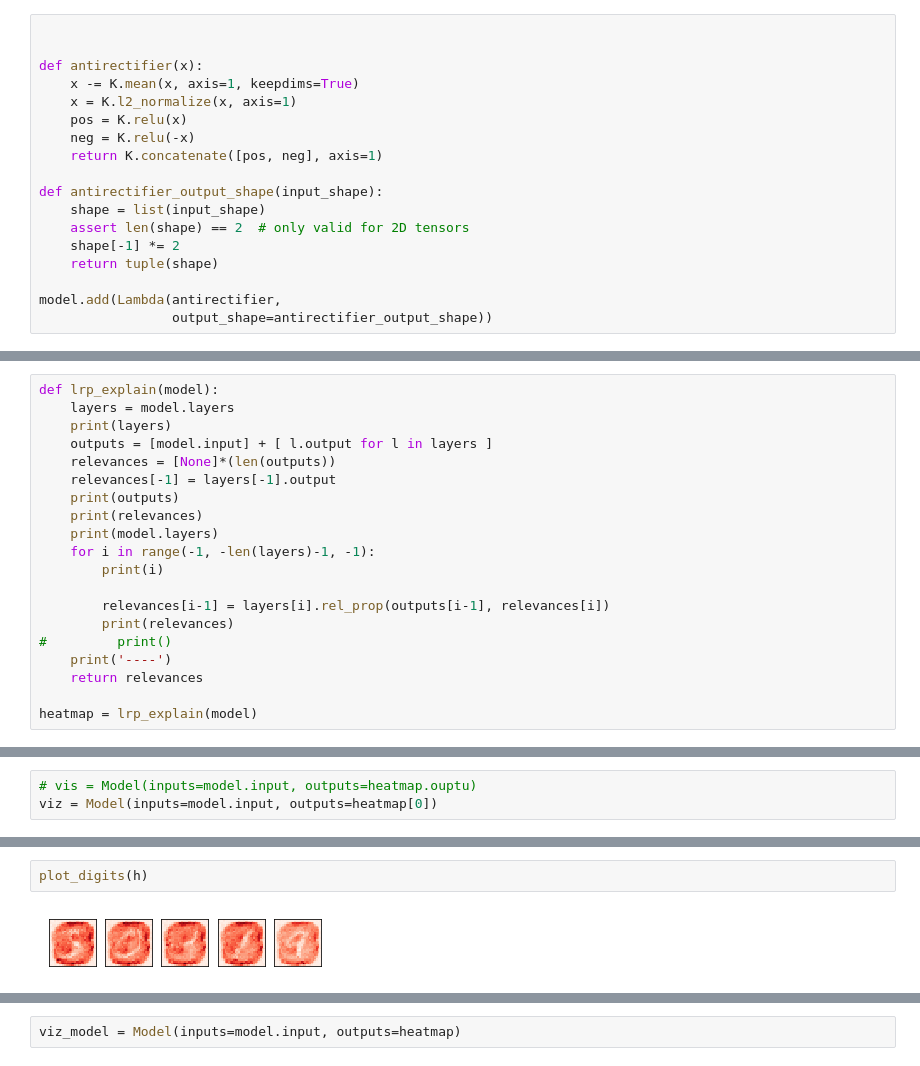
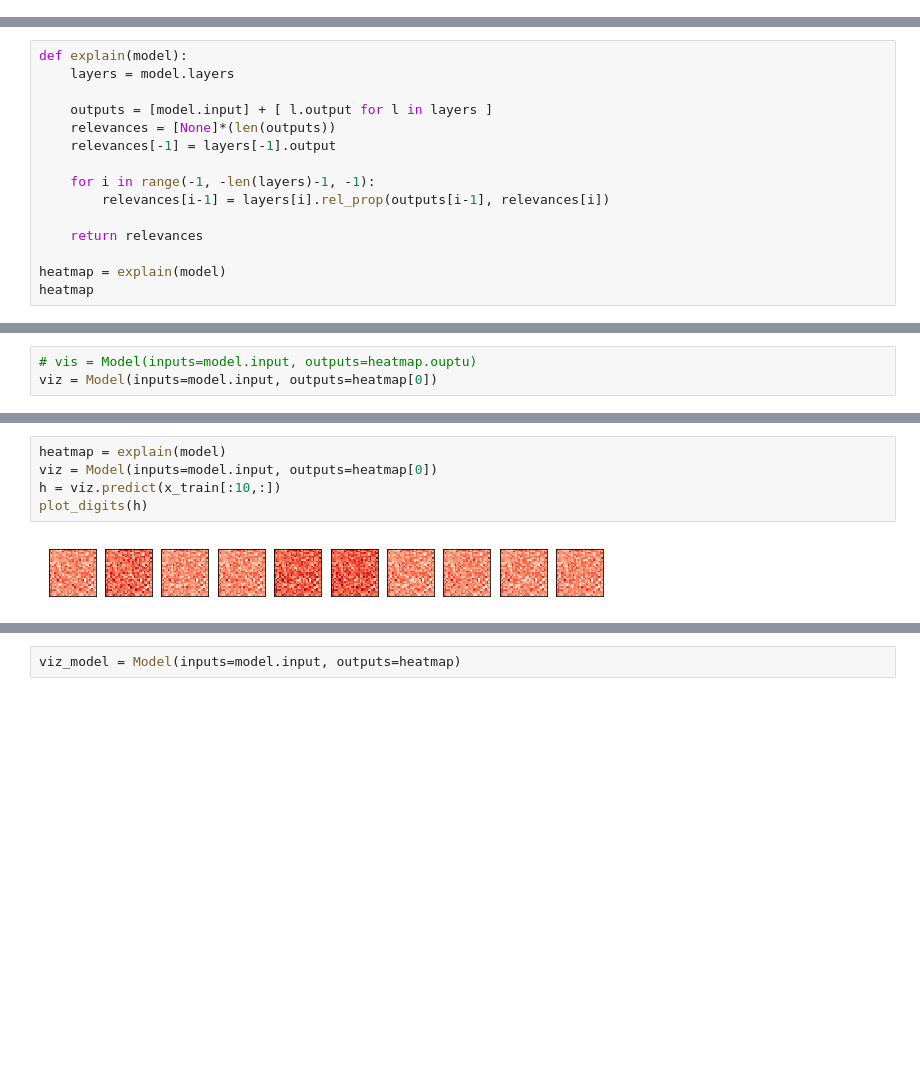
Before and after one commit to p16i/thesis-designing-recurrent-neural-networks-for-explainability, a Jupyter notebook: notebooks/keras-lrp.ipynb, the cells around one changed output, grey strips where cells are left out. Cells and saved outputs as stored; diff of their text form; blank space fills up the shorter version.

```diff
--- a/notebooks/keras-lrp.ipynb
+++ b/notebooks/keras-lrp.ipynb
@@ -154,18 +238,0 @@ model = Model(inputs=a, outputs=b)
-# %%
-
-
-def antirectifier(x):
-    x -= K.mean(x, axis=1, keepdims=True)
-    x = K.l2_normalize(x, axis=1)
-    pos = K.relu(x)
-    neg = K.relu(-x)
-    return K.concatenate([pos, neg], axis=1)
-
-def antirectifier_output_shape(input_shape):
-    shape = list(input_shape)
-    assert len(shape) == 2  # only valid for 2D tensors
-    shape[-1] *= 2
-    return tuple(shape)
-
-model.add(Lambda(antirectifier,
-                 output_shape=antirectifier_output_shape))
@@ -186,21 +239,16 @@ r01
 # %%
-def lrp_explain(model):
+def explain(model):
     layers = model.layers
-    print(layers)
+
     outputs = [model.input] + [ l.output for l in layers ]
     relevances = [None]*(len(outputs))
     relevances[-1] = layers[-1].output
-    print(outputs)
-    print(relevances)
-    print(model.layers)
+
     for i in range(-1, -len(layers)-1, -1):
-        print(i)
+        relevances[i-1] = layers[i].rel_prop(outputs[i-1], relevances[i])
 
-        relevances[i-1] = layers[i].rel_prop(outputs[i-1], relevances[i])
-        print(relevances)
-#         print()
-    print('----')
     return relevances
 
-heatmap = lrp_explain(model)
+heatmap = explain(model)
+heatmap
 # %% [output]
@@ -228,7 +268,10 @@ h.shape
-# %%
-plot_digits(h)
-# %% [output]
-[figure, removed]
+# %%
+heatmap = explain(model)
+viz = Model(inputs=model.input, outputs=heatmap[0])
+h = viz.predict(x_train[:10,:])
+plot_digits(h)
+# %% [output]
+[figure, added]
 # %%
 
 history = model.fit(x_train, y_train,
```
Also changed, not shown: parts of 24 cells of this notebook, 2 other files.
